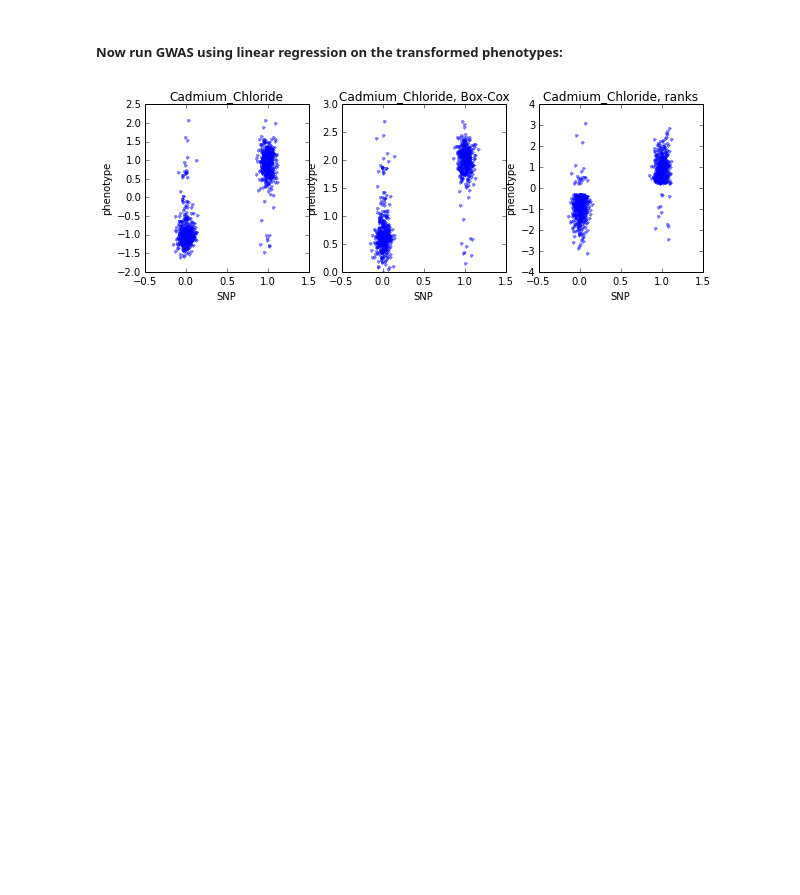
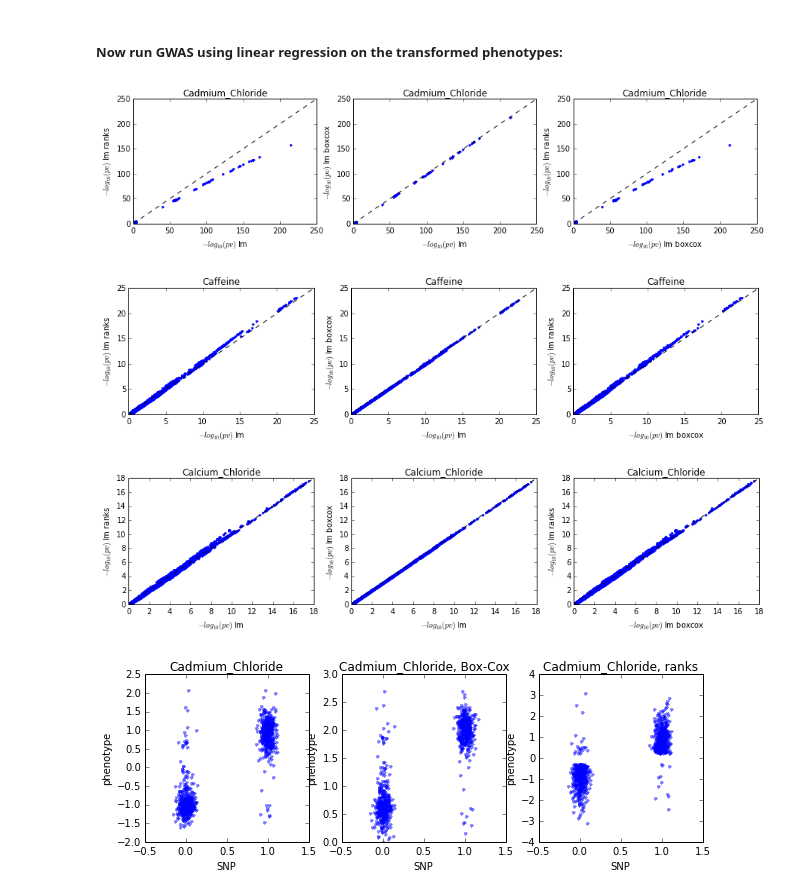
Before and after one commit to PMBio/limix-tutorials, a Jupyter notebook: EMBO_course/QTL_mapping1.ipynb, the cells around one changed output. Cells and saved outputs as stored; diff of their text form; code cells hidden in the pictures; blank space fills up the shorter version.

```diff
--- a/EMBO_course/QTL_mapping1.ipynb
+++ b/EMBO_course/QTL_mapping1.ipynb
@@ -129,6 +132,35 @@ lm_ranks = qtl.test_lm(snps=snps[sample_idx],pheno=phenotype_vals_ranks)
 #convert P-values to a DataFrame for nice output writing:
 pvalues_lm_ranks = pd.DataFrame(data=lm_ranks.pvalues.T,index=dataset.geno_ID,
                        columns=phenotype_ID)
+# %%
+for ip, p_ID in enumerate(dataset.phenotype_ID[0:P_max]):
+    pl.figure(figsize=[15,3])#create the figure
+    pl.subplot(1,3,1)
+    pl.plot(-sp.log10(pvalues_lm[p_ID].values),-sp.log10(pvalues_lm_ranks[p_ID].values),'.')
+    pl.xlabel('$-log_{10}(pv)$ lm')
+    pl.ylabel('$-log_{10}(pv)$ lm ranks')
+    pl.title(p_ID)
+    max_range = max(pl.xlim()[1],pl.ylim()[1])
+    pl.plot([0,max_range],[0,max_range],'k--')
+    pl.subplot(1,3,2)
+    pl.plot(-sp.log10(pvalues_lm[p_ID].values),-sp.log10(pvalues_lm_boxcox[p_ID].values),'.')
+    pl.xlabel('$-log_{10}(pv)$ lm')
+    pl.ylabel('$-log_{10}(pv)$ lm boxcox')
+    max_range = max(pl.xlim()[1],pl.ylim()[1])
+    pl.plot([0,max_range],[0,max_range],'k--')
+    pl.title(p_ID)
+    pl.subplot(1,3,3)
+    pl.plot(-sp.log10(pvalues_lm_boxcox[p_ID].values),-sp.log10(pvalues_lm_ranks[p_ID].values),'.')
+    pl.xlabel('$-log_{10}(pv)$ lm boxcox')
+    pl.ylabel('$-log_{10}(pv)$ lm ranks')
+    pl.title(p_ID)
+
+    max_range = max(pl.xlim()[1],pl.ylim()[1])
+    pl.plot([0,max_range],[0,max_range],'k--')
+# %% [output]
+[figure, added]
+[figure, added]
+[figure, added]
 # %%
 
 for ip, p_ID in enumerate(dataset.phenotype_ID[0:P_max]):
```
Also changed, not shown: parts of 15 cells of this notebook, 3 other files.
